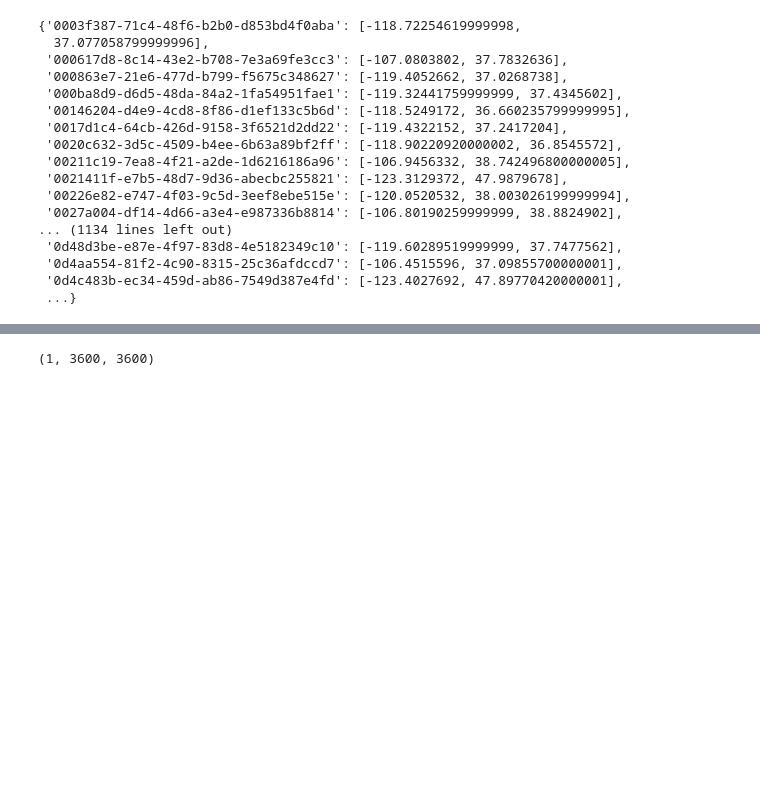
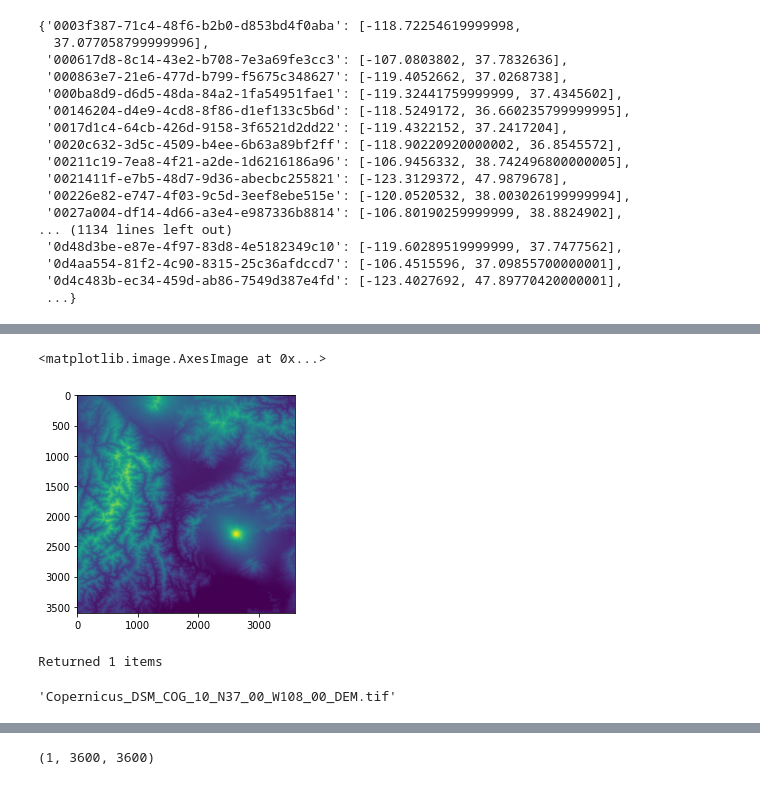
Before and after one commit to hanis-z/Snow-water-equivalent, a Jupyter notebook: development/MODIS-DEM-Preprocessing.ipynb, the cells around one changed output, grey strips where cells are left out. Cells and saved outputs as stored; diff of their text form; code cells hidden in the pictures; blank space fills up the shorter version.

```diff
--- a/development/MODIS-DEM-Preprocessing.ipynb
+++ b/development/MODIS-DEM-Preprocessing.ipynb
@@ -850,0 +1012,35 @@ centroids
+# %%
+def lat_lon_to_copernicus_dem_tile(lat,lon,extents):
+    """
+    Get the tile path corresponding to the given lat/lon from the table in "extents"
+    """
+
+    i_tile = None
+    for i in range(0,len(extents)):
+        found_matching_tile = \
+        lat >= extents[i][2] \
+        and lon <= extents[i][3] \
+        and lat <= extents[i][4] \
+        and lon >= extents[i][1]
+        if found_matching_tile:
+            i_tile = i
+            break
+
+    assert i_tile is not None, 'Could not find tile for coordinate {},{}'.format(lat,lon)
+    blob_name = extents[i_tile][0]
+    return blob_name
+# %%
+# Interesting places for looking at DEM data
+everest = [27.9881,86.9250]
+seattle = [47.6062,-122.3321]
+grand_canyon = [36.101690, -112.107676]
+mount_fuji = [35.3606, 138.7274]
+mont_blanc = [45.832778, 6.865000]
+invalid = [-15.1,41]
+
+tile_of_interest = everest
+
+tile_name = lat_lon_to_copernicus_dem_tile(centroids['1b15d267-cd94-4c73-a938-cbe89c079dbb'][0],centroids['1b15d267-cd94-4c73-a938-cbe89c079dbb'][1],cdem_30_tile_extents)
+url = blob_root + tile_name
+print('Plotting tile at:\n{}'.format(url))
+rds = rasterio.open(url)
@@ -850,0 +1094,4 @@ centroids
+# %%
+src = rasterio.open(url)
+d = src.read(1)
+d
@@ -850,0 +1115,5 @@ centroids
+# %%
+plt.imshow(d)
+# %% [output]
+<matplotlib.image.AxesImage at 0x...>
+[figure, added]
@@ -851,2 +1127,18 @@ centroids
+# %%
+cell1 = centroids['0ccb87f5-e4fd-407d-8ef6-1daa355abeba']
+search = client.search(
+    collections=["cop-dem-glo-30"],
+    intersects={"type": "Point", "coordinates": cell1},
+)
+items = list(search.get_items())
+print(f"Returned {len(items)} items")
+# %% [output]
+Returned 1 items
+# %%
+string = str(items[0].assets["data"].href)
+string = string.split('/')[5]
+string
+# %% [output]
+'Copernicus_DSM_COG_10_N37_00_W108_00_DEM.tif'
 # %%
 # %% [output]
```
Also changed, not shown: parts of 36 cells of this notebook.
